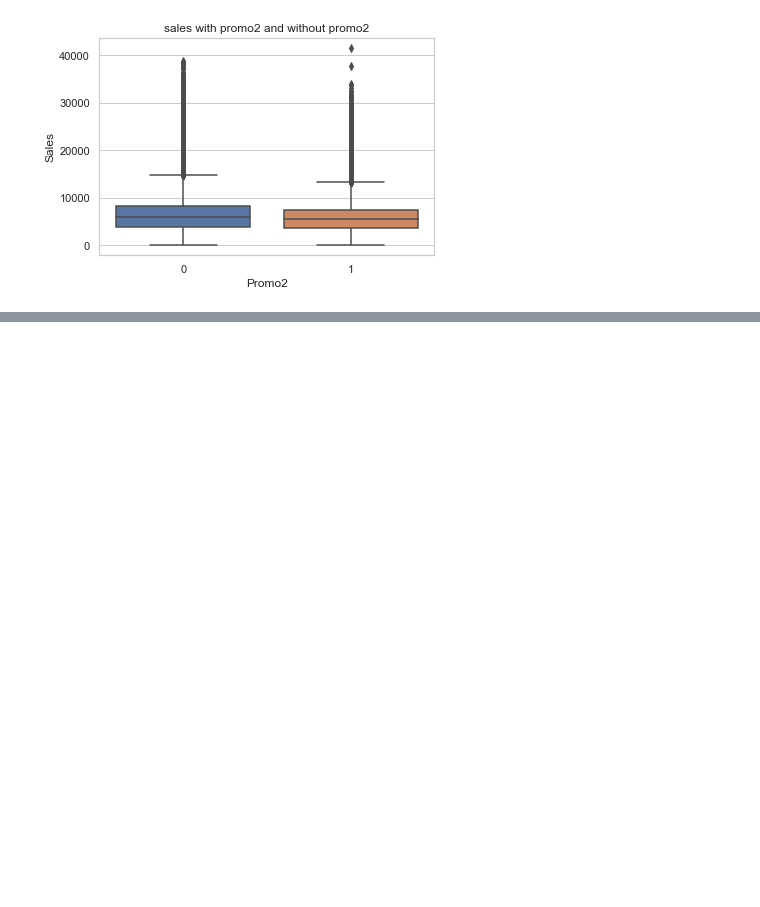
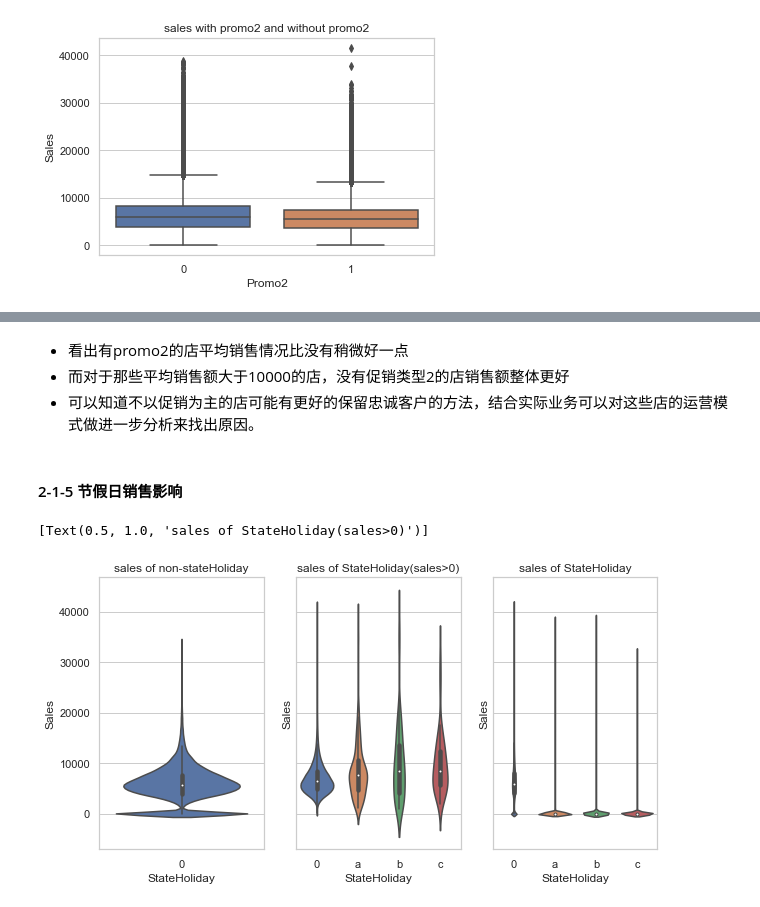
Before and after one commit to duzeng/MLND_CN_Capstone, a Jupyter notebook: Capstone_Project.ipynb, the cells around one changed output, grey strips where cells are left out. Cells and saved outputs as stored; diff of their text form; code cells hidden in the pictures; blank space fills up the shorter version.

```diff
--- a/Capstone_Project.ipynb
+++ b/Capstone_Project.ipynb
@@ -461,0 +462,17 @@ ax[1].set(**{'title':'有无promo2的店铺的平均每天销售情况对比(平
+# %% [markdown]
++ 看出有promo2的店平均销售情况比没有稍微好一点
++ 而对于那些平均销售额大于10000的店，没有促销类型2的店销售额整体更好
++ 可以知道不以促销为主的店可能有更好的保留忠诚客户的方法，结合实际业务可以对这些店的运营模式做进一步分析来找出原因。
+# %% [markdown]
+#### 2-1-5 节假日销售影响
+# %%
+fig,ax=plt.subplots(1,3,sharey=True,figsize=(10,5))
+sns.violinplot(y='Sales',x='StateHoliday',data=data_train_store[data_train_store.StateHoliday==0],ax=ax[0])
+ax[0].set(**{'title':'sales of non-stateHoliday'})
+sns.violinplot(y='Sales',x='StateHoliday',data=data_train_store[data_train_store.StateHoliday!=0],ax=ax[2])
+ax[2].set(**{'title':'sales of StateHoliday'})
+sns.violinplot(y='Sales',x='StateHoliday',data=data_train_store[(data_train_store.StateHoliday!=0)&(data_train_store.Sales>0)],ax=ax[1])
+ax[1].set(**{'title':'sales of StateHoliday(sales>0)'})
+# %% [output]
+[Text(0.5, 1.0, 'sales of StateHoliday(sales>0)')]
+[figure, added]
```
Also changed, not shown: parts of 20 cells of this notebook.
